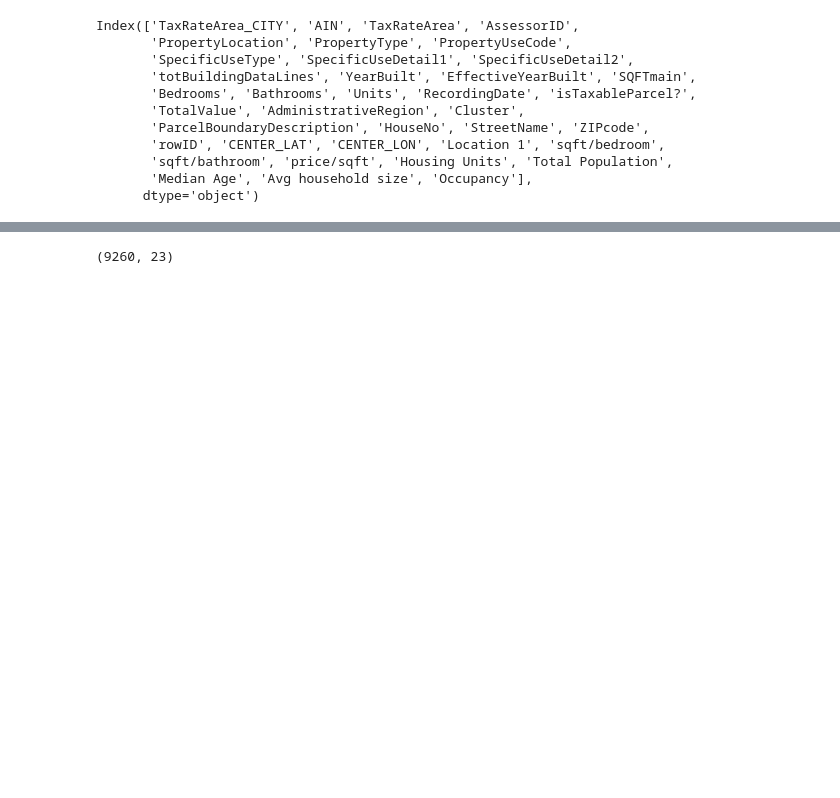
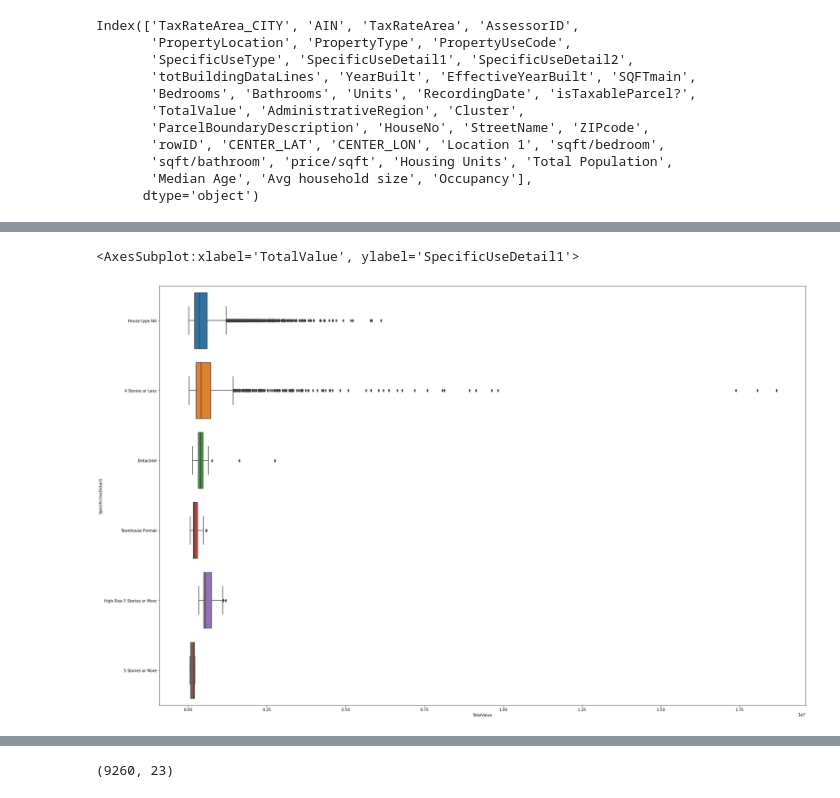
Before and after one commit to am-meritus/XBRE-AVM, a Jupyter notebook: Capstone.ipynb, the cells around one changed output, grey strips where cells are left out. Saved outputs shown, nothing was run; the diff lists cells and outputs as text; code cells hidden in the pictures; blank space fills up the shorter version.

```diff
--- a/Capstone.ipynb
+++ b/Capstone.ipynb
@@ -1298,0 +1318,6 @@ dv2 = dv2.fillna(value=cache)
+# %%
+fig, ax = plt.subplots(figsize=(30,20))
+sns.boxplot(x='TotalValue', y='SpecificUseDetail1' , data=dv2)
+# %% [output]
+<AxesSubplot:xlabel='TotalValue', ylabel='SpecificUseDetail1'>
+[figure, added]
```
Also changed, not shown: parts of 39 cells of this notebook.
